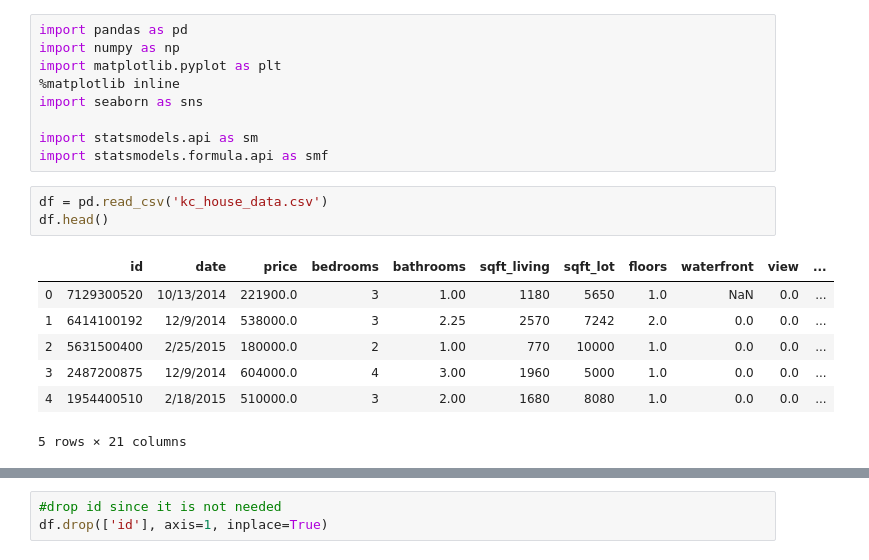
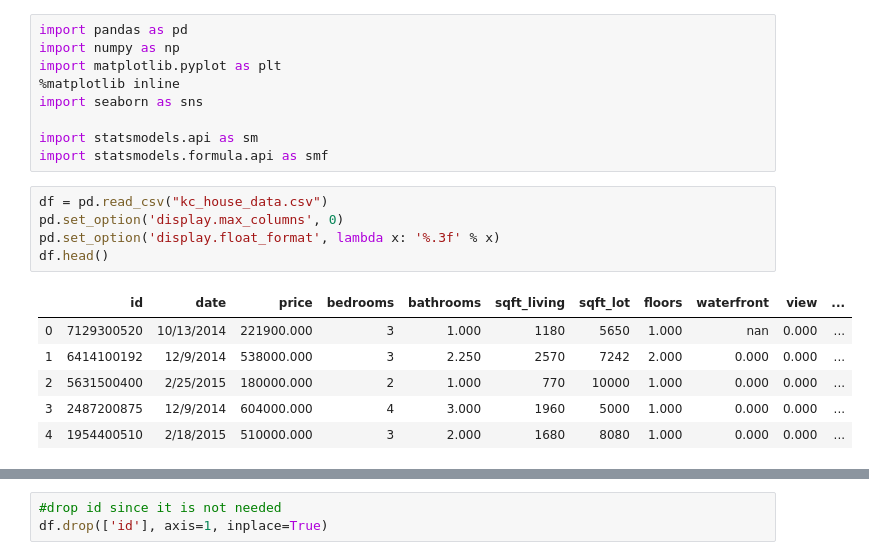
Before and after one commit to lauren-esser/King-County-Homes-Price-Factors, a Jupyter notebook: student.ipynb, the cells around one changed output, grey strips where cells are left out. Saved outputs shown, nothing was run; the diff lists cells and outputs as text.

```diff
--- a/student.ipynb
+++ b/student.ipynb
@@ -34,13 +37,14 @@ import seaborn as sns
 import statsmodels.api as sm
 import statsmodels.formula.api as smf
 # %%
-df = pd.read_csv('kc_house_data.csv')
+df = pd.read_csv("kc_house_data.csv")
+pd.set_option('display.max_columns', 0)
+pd.set_option('display.float_format', lambda x: '%.3f' % x)
 df.head()
 # %% [output]
 |  | id | date | price | bedrooms | bathrooms | sqft_living | sqft_lot | floors | waterfront | view | ... |
-| 0 | 7129300520 | 10/13/2014 | 221900.0 | 3 | 1.00 | 1180 | 5650 | 1.0 | NaN | 0.0 | ... |
-| 1 | 6414100192 | 12/9/2014 | 538000.0 | 3 | 2.25 | 2570 | 7242 | 2.0 | 0.0 | 0.0 | ... |
-| 2 | 5631500400 | 2/25/2015 | 180000.0 | 2 | 1.00 | 770 | 10000 | 1.0 | 0.0 | 0.0 | ... |
-| 3 | 2487200875 | 12/9/2014 | 604000.0 | 4 | 3.00 | 1960 | 5000 | 1.0 | 0.0 | 0.0 | ... |
-| 4 | 1954400510 | 2/18/2015 | 510000.0 | 3 | 2.00 | 1680 | 8080 | 1.0 | 0.0 | 0.0 | ... |
+| 0 | 7129300520 | 10/13/2014 | 221900.000 | 3 | 1.000 | 1180 | 5650 | 1.000 | nan | 0.000 | ... |
+| 1 | 6414100192 | 12/9/2014 | 538000.000 | 3 | 2.250 | 2570 | 7242 | 2.000 | 0.000 | 0.000 | ... |
+| 2 | 5631500400 | 2/25/2015 | 180000.000 | 2 | 1.000 | 770 | 10000 | 1.000 | 0.000 | 0.000 | ... |
+| 3 | 2487200875 | 12/9/2014 | 604000.000 | 4 | 3.000 | 1960 | 5000 | 1.000 | 0.000 | 0.000 | ... |
+| 4 | 1954400510 | 2/18/2015 | 510000.000 | 3 | 2.000 | 1680 | 8080 | 1.000 | 0.000 | 0.000 | ... |
-5 rows × 21 columns
```
Also changed, not shown: parts of 85 cells of this notebook.
